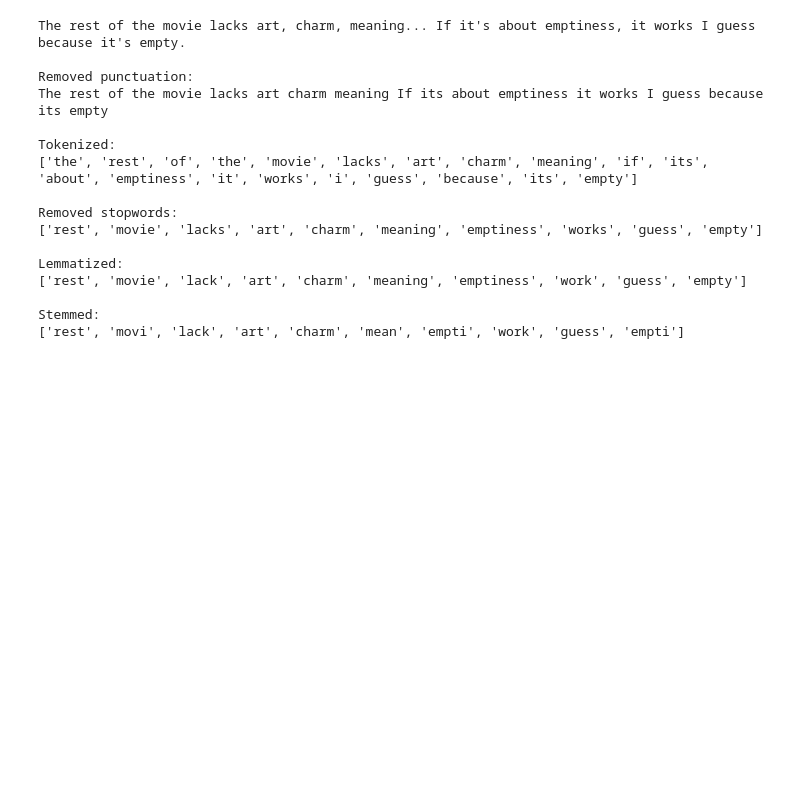
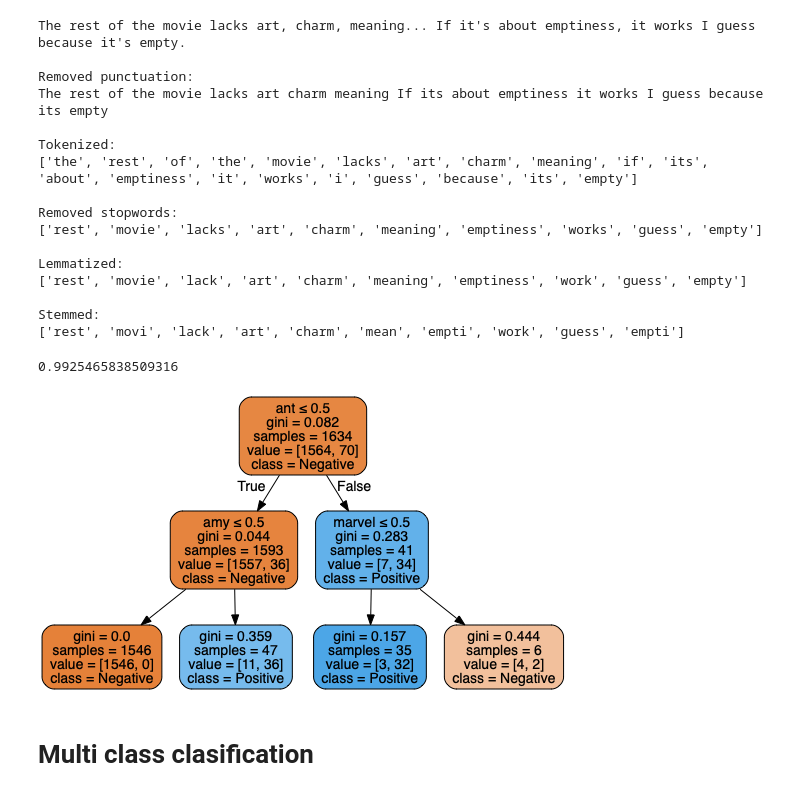
Before and after one commit to greghvk/eksploracja_danych_projekt, a Jupyter notebook: Eksploracja_projekt.ipynb, the cells around one changed output. Cells and saved outputs as stored; diff of their text form; code cells hidden in the pictures; blank space fills up the shorter version.

```diff
--- a/Eksploracja_projekt.ipynb
+++ b/Eksploracja_projekt.ipynb
@@ -686,3 +736,35 @@ Lemmatized:
 
 Stemmed:
 ['rest', 'movi', 'lack', 'art', 'charm', 'mean', 'empti', 'work', 'guess', 'empti']
+# %%
+tweets_tree = DecisionTreeClassifier(max_depth=2)
+
+tweet_vectorizer = CountVectorizer()
+transformed = tweet_vectorizer.fit_transform(raw_documents=tweets[0])
+X_train, X_test, y_train, y_test = train_test_split(transformed, tweets[1], test_size=0.33, random_state=43)
+tweets_tree.fit(X_train, y_train)
+predictions = tweets_tree.predict(X_test)
+#precision, recall, fscore, support = precision_recall_fscore_support(y_test, predictions, average='binary')
+print(tweets_tree.score(X_test, y_test))
+
+x = tweet_vectorizer.vocabulary_
+tweeter_vocab = [k for k, v in sorted(x.items(), key=lambda item: item[1])]
+# %% [output]
+0.9925465838509316
+# %%
+from sklearn.externals.six import StringIO
+from IPython.display import Image
+from sklearn.tree import export_graphviz
+import pydotplus
+dot_data = StringIO()
+export_graphviz(tweets_tree, out_file=dot_data,
+                filled=True, rounded=True,
+                special_characters=True,
+               feature_names=tweeter_vocab,
+               class_names=['Negative', 'Positive'])
+graph = pydotplus.graph_from_dot_data(dot_data.getvalue())
+Image(graph.create_png())
+# %% [output]
+[figure, added]
+# %% [markdown]
+# Multi class clasification
```
Also changed, not shown: parts of 23 cells of this notebook.
